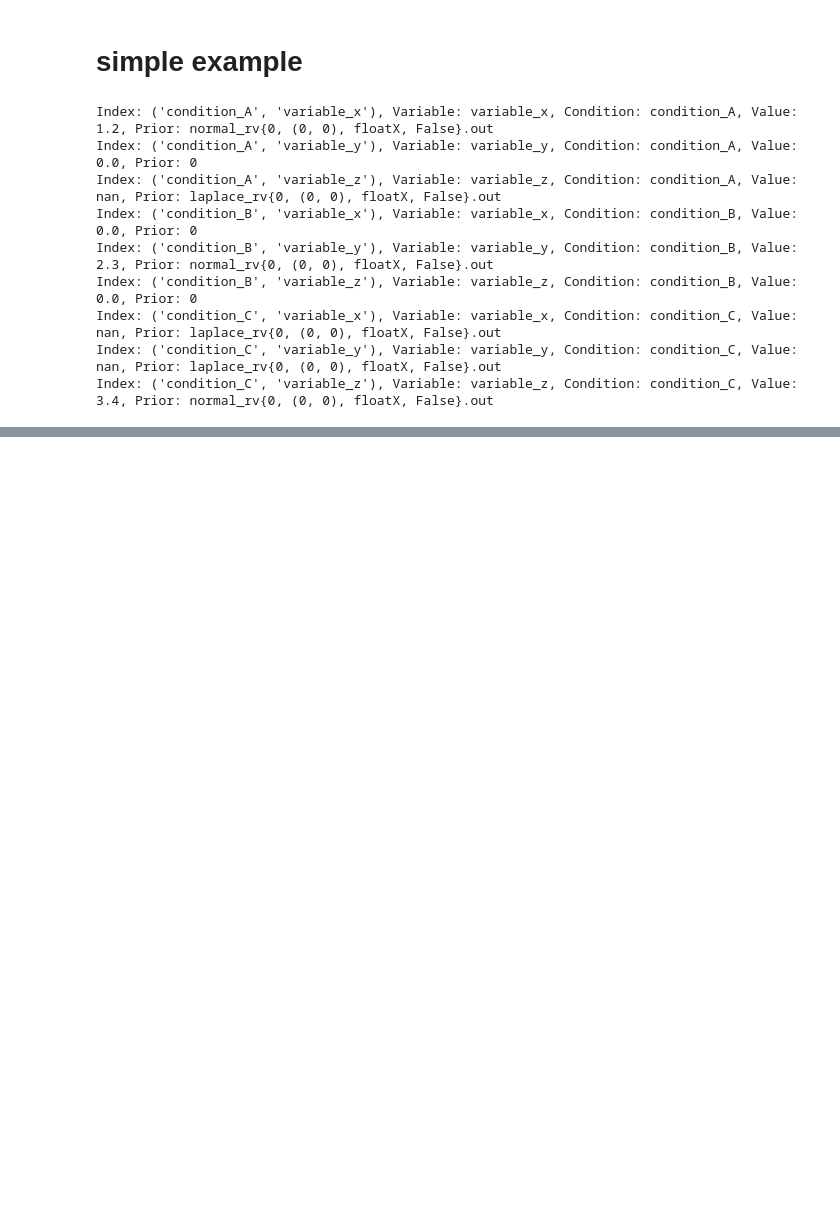
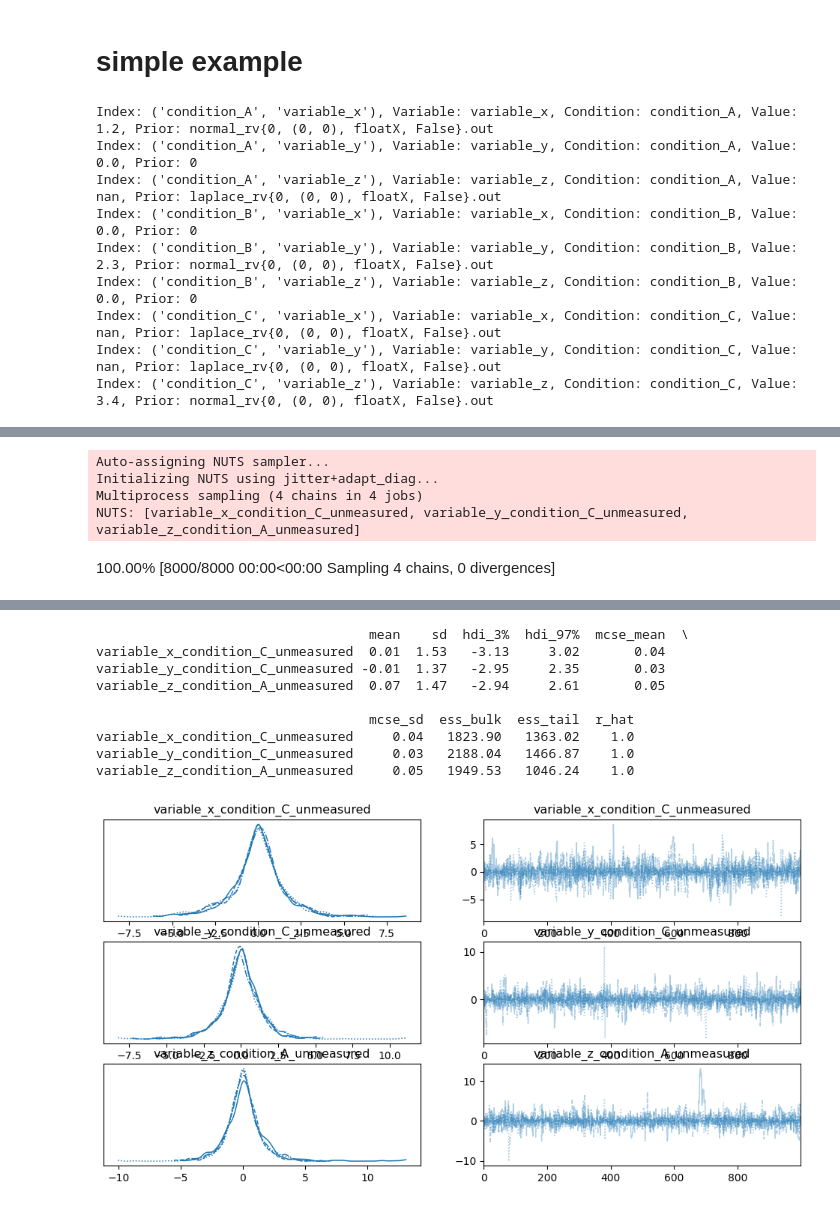
Before and after one commit to pnnl-predictive-phenomics/syn_bmca, a Jupyter notebook: missing_data_notebook.ipynb, the cells around one changed output, grey strips where cells are left out. Cells and saved outputs as stored; diff of their text form; code cells hidden in the pictures; blank space fills up the shorter version.

```diff
--- a/missing_data_notebook.ipynb
+++ b/missing_data_notebook.ipynb
@@ -206,0 +279,28 @@ Index: ('condition_C', 'variable_z'), Variable: variable_z, Condition: condition
+# %%
+# Example usage:
+with pm.Model() as pymc_model:
+    # Create a test dataframe
+    df = pd.DataFrame({
+        'variable_x': [1.2, 0, np.nan],
+        'variable_y': [0, 2.3, np.nan],
+        'variable_z': [np.nan, 0, 3.4]
+    }, index=['condition_A', 'condition_B', 'condition_C'])
+
+    # Run the function to set priors w/ informed priors
+    informed_priors = set_priors(df, pymc_model, informed_priors=True)
+
+    # Run inference
+    informed_trace = pm.sample(1000, chains=4, return_inferencedata=True)
+
+
+# Analyze the results
+with pymc_model:
+    pm.plot_trace(informed_trace)
+    summary = pm.summary(informed_trace, round_to=2)
+    print(summary)
+# %% [output]
+Auto-assigning NUTS sampler...
+Initializing NUTS using jitter+adapt_diag...
+Multiprocess sampling (4 chains in 4 jobs)
+NUTS: [variable_x_condition_C_unmeasured, variable_y_condition_C_unmeasured, variable_z_condition_A_unmeasured]
+100.00% [8000/8000 00:00<00:00 Sampling 4 chains, 0 divergences]
@@ -206,0 +308,10 @@ Index: ('condition_C', 'variable_z'), Variable: variable_z, Condition: condition
+                                   mean    sd  hdi_3%  hdi_97%  mcse_mean  \
+variable_x_condition_C_unmeasured  0.01  1.53   -3.13     3.02       0.04
+variable_y_condition_C_unmeasured -0.01  1.37   -2.95     2.35       0.03
+variable_z_condition_A_unmeasured  0.07  1.47   -2.94     2.61       0.05
+
+                                   mcse_sd  ess_bulk  ess_tail  r_hat
+variable_x_condition_C_unmeasured     0.04   1823.90   1363.02    1.0
+variable_y_condition_C_unmeasured     0.03   2188.04   1466.87    1.0
+variable_z_condition_A_unmeasured     0.05   1949.53   1046.24    1.0
+[figure, added]
```
Also changed, not shown: parts of 4 cells of this notebook.
